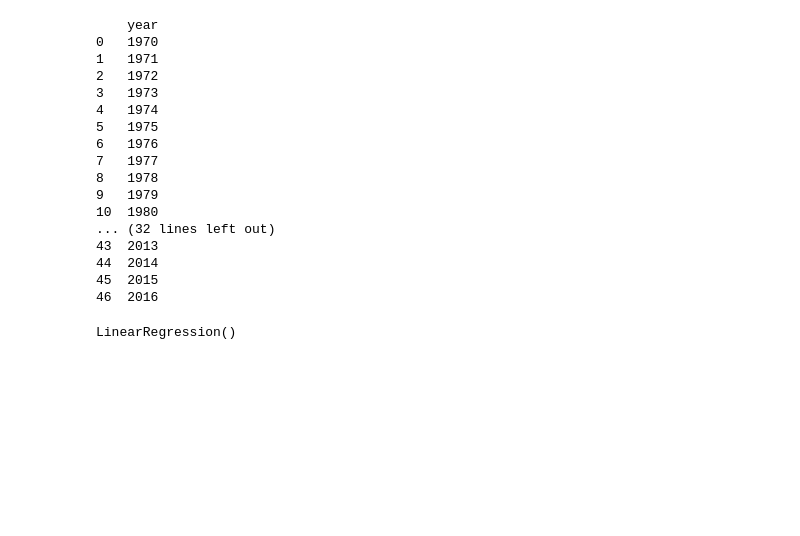
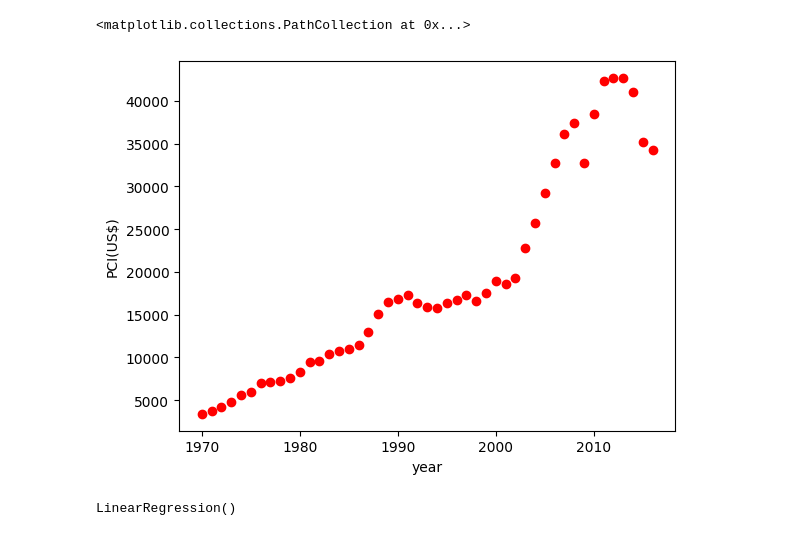
Before and after one commit to Sohammehta1/Mastering_python, a Jupyter notebook: ml/linear_regression.ipynb, the cells around one changed output. Drawn from its saved outputs; the diff is of its cells as text; code cells hidden in the pictures; blank space fills up the shorter version.

Commit message:
linear_reg

```diff
--- a/ml/linear_regression.ipynb
+++ b/ml/linear_regression.ipynb
@@ -53,22 +50,9 @@ Y = df[['per capita income (US$)']]
-# %%
-print(X)
-# %% [output]
-    year
-0   1970
-1   1971
-2   1972
-3   1973
-4   1974
-5   1975
-6   1976
-7   1977
-8   1978
-9   1979
-10  1980
-... (32 lines left out)
-43  2013
-44  2014
-45  2015
-46  2016
+# %%
+plt.xlabel('year')
+plt.ylabel('PCI(US$)')
+plt.scatter(df.year, df.per_capita_income,color='red')
+# %% [output]
+<matplotlib.collections.PathCollection at 0x...>
+[figure, added]
 # %%
 model = linear_model.LinearRegression()
@@ -79,4 +58,0 @@ x_test,x_train,y_test, y_train = train_test_split(X,Y,random_state=34,test_size=
-# %%
-model.fit(x_train,y_train)
-# %% [output]
-LinearRegression()
@@ -82,0 +61,4 @@ LinearRegression()
+# %%
+reg.fit(df[['year']],df['per_capita_income'])
+# %% [output]
+LinearRegression()
```
Also changed, not shown: parts of 18 cells of this notebook, 2 other files.
